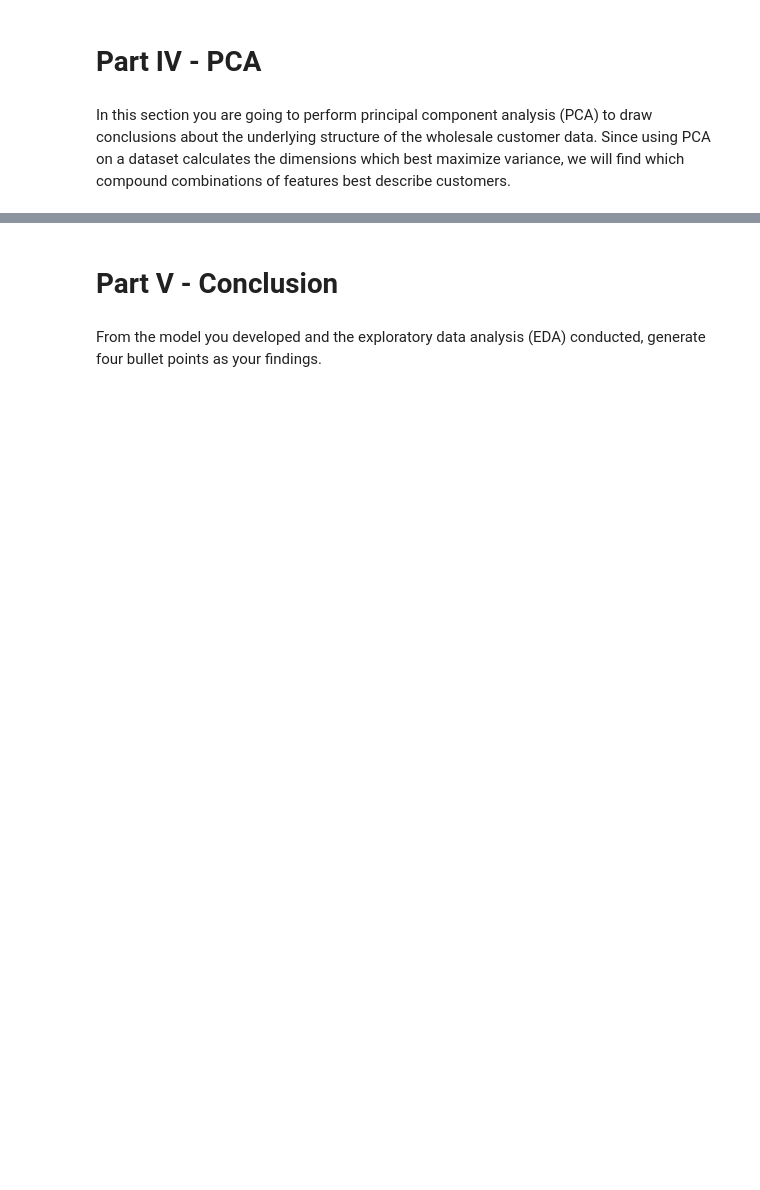
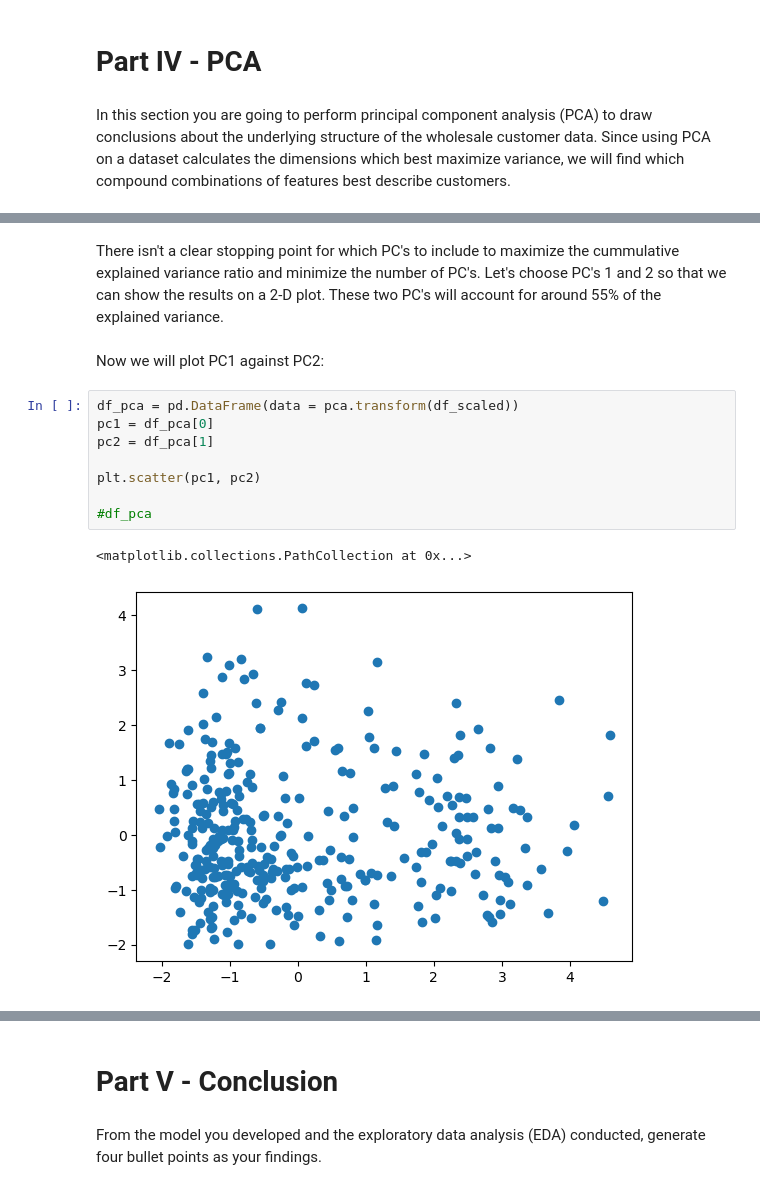
Before and after one commit to SamTheDataGuy/ml-project-unsupervised-learning, a Jupyter notebook: Unsupervised Learning - Project.ipynb, the cells around one changed output, grey strips where cells are left out. Saved outputs shown, nothing was run; the diff lists cells and outputs as text; blank space fills up the shorter version.

```diff
--- a/Unsupervised Learning - Project.ipynb
+++ b/Unsupervised Learning - Project.ipynb
@@ -463,0 +549,15 @@ In this section you are going to perform principal component analysis (PCA) to d
+# %% [markdown]
+There isn't a clear stopping point for which PC's to include to maximize the cummulative explained variance ratio and minimize the number of PC's.  Let's choose PC's 1 and 2 so that we can show the results on a 2-D plot.  These two PC's will account for around 55% of the explained variance.
+# %% [markdown]
+Now we will plot PC1 against PC2:
+# %%
+df_pca = pd.DataFrame(data = pca.transform(df_scaled))
+pc1 = df_pca[0]
+pc2 = df_pca[1]
+
+plt.scatter(pc1, pc2)
+
+#df_pca
+# %% [output]
+<matplotlib.collections.PathCollection at 0x...>
+[figure, added]
```
Also changed, not shown: parts of 27 cells of this notebook.
